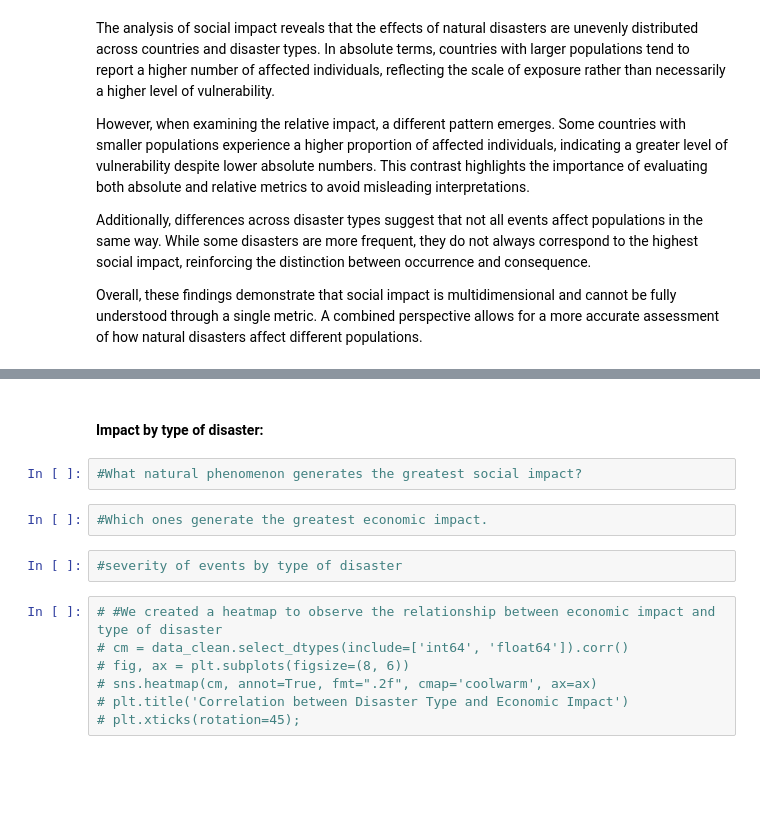
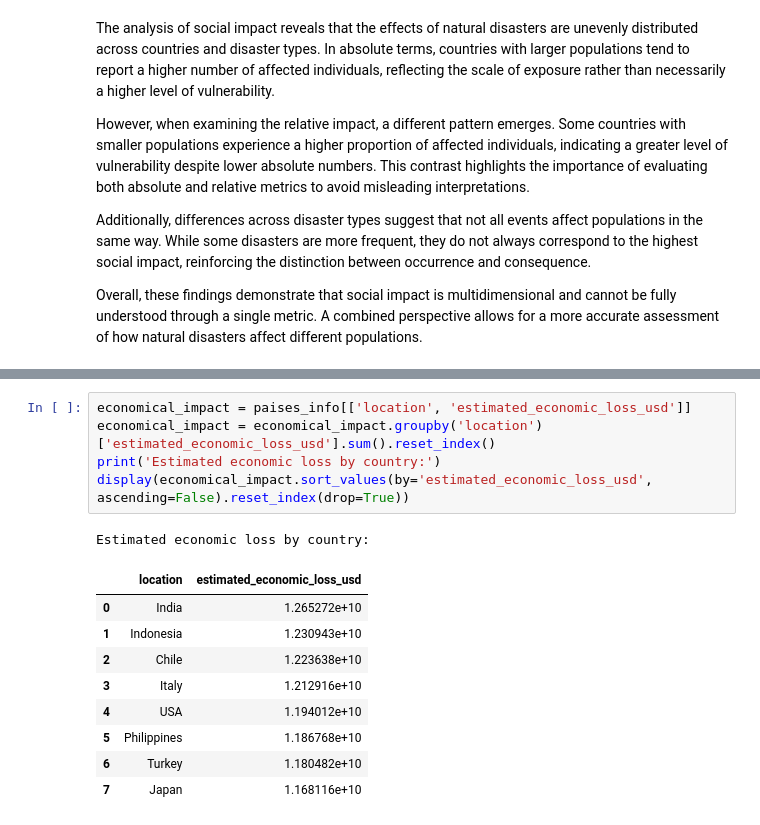
Before and after one commit to ailinalvarez/natural_disaster, a Jupyter notebook: disaster_event.ipynb, the cells around one changed output, grey strips where cells are left out. Cells and saved outputs as stored; diff of their text form; blank space fills up the shorter version.

```diff
--- a/disaster_event.ipynb
+++ b/disaster_event.ipynb
@@ -538,15 +519,16 @@ Overall, these findings demonstrate that social impact is multidimensional and c
-# %% [markdown]
-#### Impact by type of disaster:
-# %%
-#What natural phenomenon generates the greatest social impact?
-# %%
-#Which ones generate the greatest economic impact.
-# %%
-#severity of events by type of disaster
-# %%
-# #We created a heatmap to observe the relationship between economic impact and type of disaster
-# cm = data_clean.select_dtypes(include=['int64', 'float64']).corr()
-# fig, ax = plt.subplots(figsize=(8, 6))
-# sns.heatmap(cm, annot=True, fmt=".2f", cmap='coolwarm', ax=ax)
-# plt.title('Correlation between Disaster Type and Economic Impact')
-# plt.xticks(rotation=45);
+# %%
+economical_impact = paises_info[['location', 'estimated_economic_loss_usd']]
+economical_impact = economical_impact.groupby('location')['estimated_economic_loss_usd'].sum().reset_index()
+print('Estimated economic loss by country:')
+display(economical_impact.sort_values(by='estimated_economic_loss_usd', ascending=False).reset_index(drop=True))
+# %% [output]
+Estimated economic loss by country:
+|  | location | estimated_economic_loss_usd |
+| 0 | India | 1.265272e+10 |
+| 1 | Indonesia | 1.230943e+10 |
+| 2 | Chile | 1.223638e+10 |
+| 3 | Italy | 1.212916e+10 |
+| 4 | USA | 1.194012e+10 |
+| 5 | Philippines | 1.186768e+10 |
+| 6 | Turkey | 1.180482e+10 |
+| 7 | Japan | 1.168116e+10 |
```
Also changed, not shown: parts of 14 cells of this notebook.
